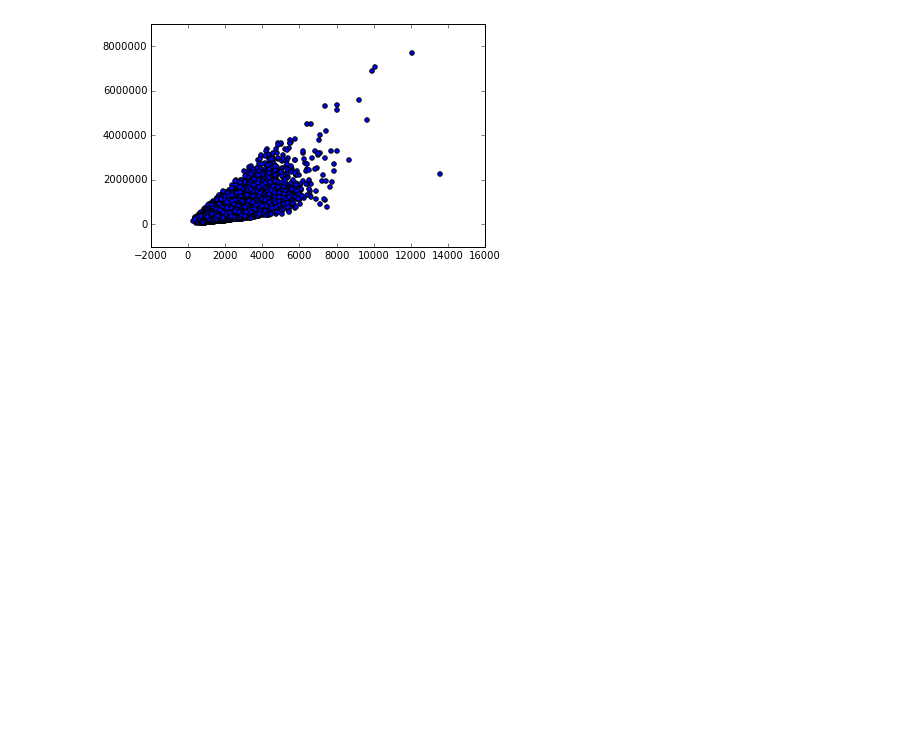
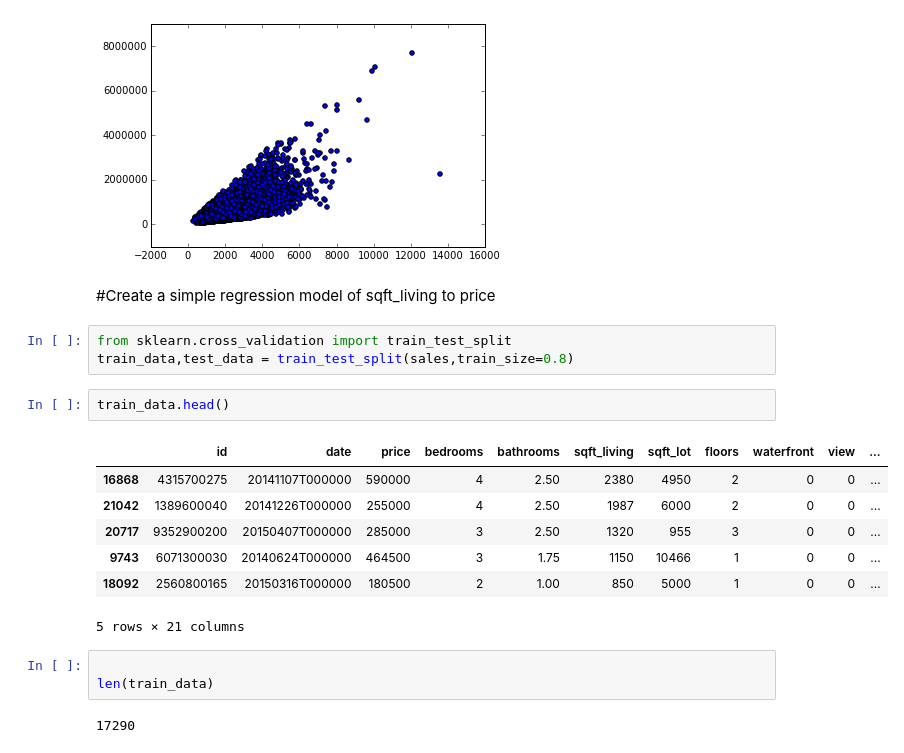
Before and after one commit to clauxx/machineLearningWashington, a Jupyter notebook: Predicting Houses.ipynb, the cells around one changed output. Drawn from its saved outputs; the diff is of its cells as text; blank space fills up the shorter version.

Commit message:
Linear Regression
Using Free python library resources

```diff
--- a/Predicting Houses.ipynb
+++ b/Predicting Houses.ipynb
@@ -38,3 +38,23 @@ plt.ticklabel_format(style='sci', axis='y', scilimits=(0,1000000000))
 plt.show()
 # %% [output]
 [figure]
+# %% [markdown]
+#Create a simple regression model of sqft_living to price
+# %%
+from sklearn.cross_validation import train_test_split
+train_data,test_data = train_test_split(sales,train_size=0.8)
+# %%
+train_data.head()
+# %% [output]
+|  | id | date | price | bedrooms | bathrooms | sqft_living | sqft_lot | floors | waterfront | view | ... |
+| 16868 | 4315700275 | 20141107T000000 | 590000 | 4 | 2.50 | 2380 | 4950 | 2 | 0 | 0 | ... |
+| 21042 | 1389600040 | 20141226T000000 | 255000 | 4 | 2.50 | 1987 | 6000 | 2 | 0 | 0 | ... |
+| 20717 | 9352900200 | 20150407T000000 | 285000 | 3 | 2.50 | 1320 | 955 | 3 | 0 | 0 | ... |
+| 9743 | 6071300030 | 20140624T000000 | 464500 | 3 | 1.75 | 1150 | 10466 | 1 | 0 | 0 | ... |
+| 18092 | 2560800165 | 20150316T000000 | 180500 | 2 | 1.00 | 850 | 5000 | 1 | 0 | 0 | ... |
+5 rows × 21 columns
+# %%
+
+len(train_data)
+# %% [output]
+17290
```
Also changed, not shown: parts of 2 cells of this notebook.
